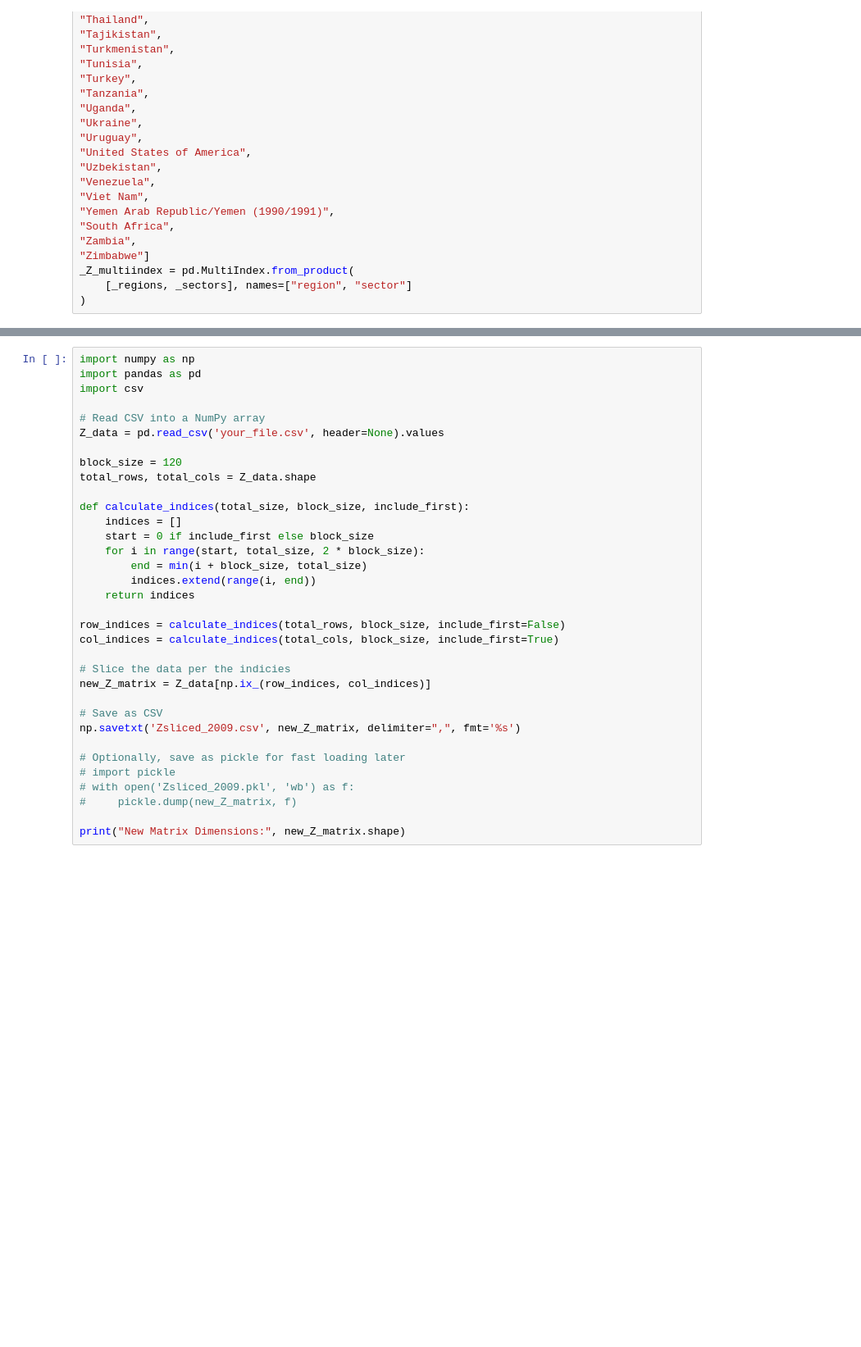
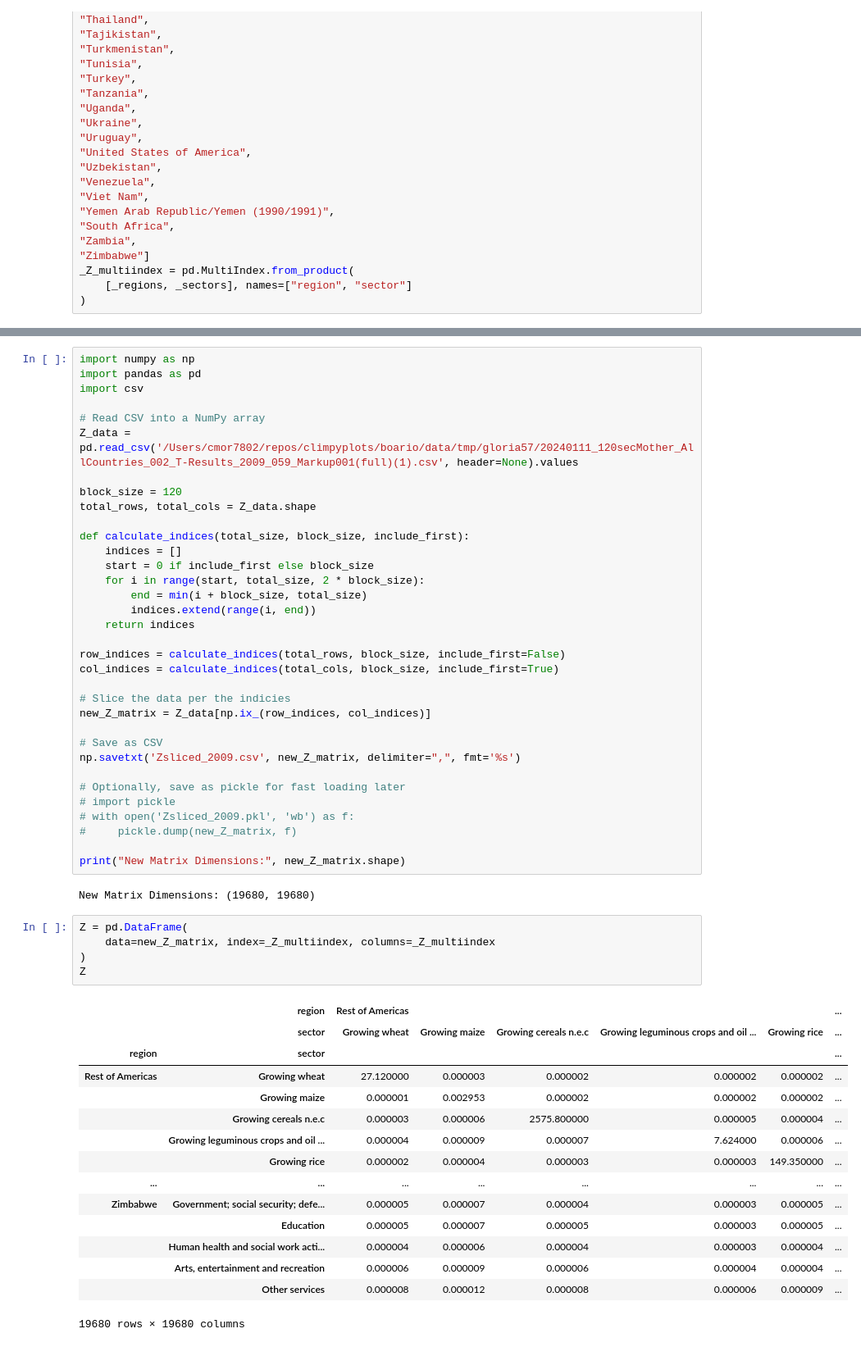
Before and after one commit to camillejmora/climpyplots, a Jupyter notebook: boario/impacts_boario.ipynb, the cells around one changed output, grey strips where cells are left out. Shown at 82% size. Cells and saved outputs as stored; diff of their text form; blank space fills up the shorter version.

Commit message:
Slice matrices to extract use data

```diff
--- a/boario/impacts_boario.ipynb
+++ b/boario/impacts_boario.ipynb
@@ -735,7 +746,7 @@ import pandas as pd
 import csv
 
 # Read CSV into a NumPy array
-Z_data = pd.read_csv('your_file.csv', header=None).values
+Z_data = pd.read_csv('/Users/cmor7802/repos/climpyplots/boario/data/tmp/gloria57/20240111_120secMother_AllCountries_002_T-Results_2009_059_Markup001(full)(1).csv', header=None).values
 
 block_size = 120
 total_rows, total_cols = Z_data.shape
@@ -763,3 +774,26 @@ np.savetxt('Zsliced_2009.csv', new_Z_matrix, delimiter=",", fmt='%s')
 #     pickle.dump(new_Z_matrix, f)
 
 print("New Matrix Dimensions:", new_Z_matrix.shape)
+# %% [output]
+New Matrix Dimensions: (19680, 19680)
+# %%
+Z = pd.DataFrame(
+    data=new_Z_matrix, index=_Z_multiindex, columns=_Z_multiindex
+)
+Z
+# %% [output]
+|  | region | Rest of Americas |  |  |  |  | ... |
+|  | sector | Growing wheat | Growing maize | Growing cereals n.e.c | Growing leguminous crops and oil ... | Growing rice | ... |
+| region | sector |  |  |  |  |  | ... |
+| Rest of Americas | Growing wheat | 27.120000 | 0.000003 | 0.000002 | 0.000002 | 0.000002 | ... |
+|  | Growing maize | 0.000001 | 0.002953 | 0.000002 | 0.000002 | 0.000002 | ... |
+|  | Growing cereals n.e.c | 0.000003 | 0.000006 | 2575.800000 | 0.000005 | 0.000004 | ... |
+|  | Growing leguminous crops and oil ... | 0.000004 | 0.000009 | 0.000007 | 7.624000 | 0.000006 | ... |
+|  | Growing rice | 0.000002 | 0.000004 | 0.000003 | 0.000003 | 149.350000 | ... |
+| ... | ... | ... | ... | ... | ... | ... | ... |
+| Zimbabwe | Government; social security; defe... | 0.000005 | 0.000007 | 0.000004 | 0.000003 | 0.000005 | ... |
+|  | Education | 0.000005 | 0.000007 | 0.000005 | 0.000003 | 0.000005 | ... |
+|  | Human health and social work acti... | 0.000004 | 0.000006 | 0.000004 | 0.000003 | 0.000004 | ... |
+|  | Arts, entertainment and recreation | 0.000006 | 0.000009 | 0.000006 | 0.000004 | 0.000004 | ... |
+|  | Other services | 0.000008 | 0.000012 | 0.000008 | 0.000006 | 0.000009 | ... |
+19680 rows × 19680 columns
```
Also changed, not shown: parts of 11 cells of this notebook.
